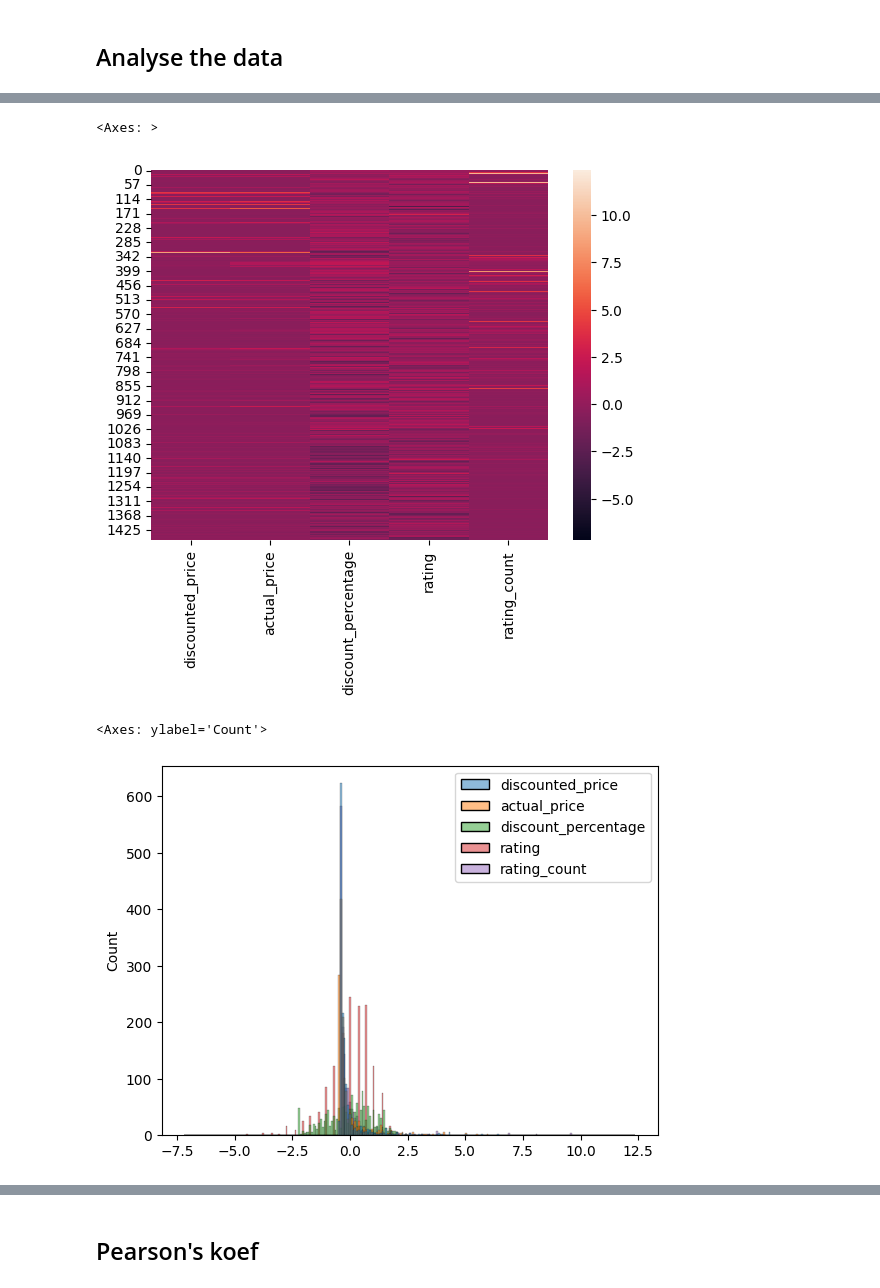
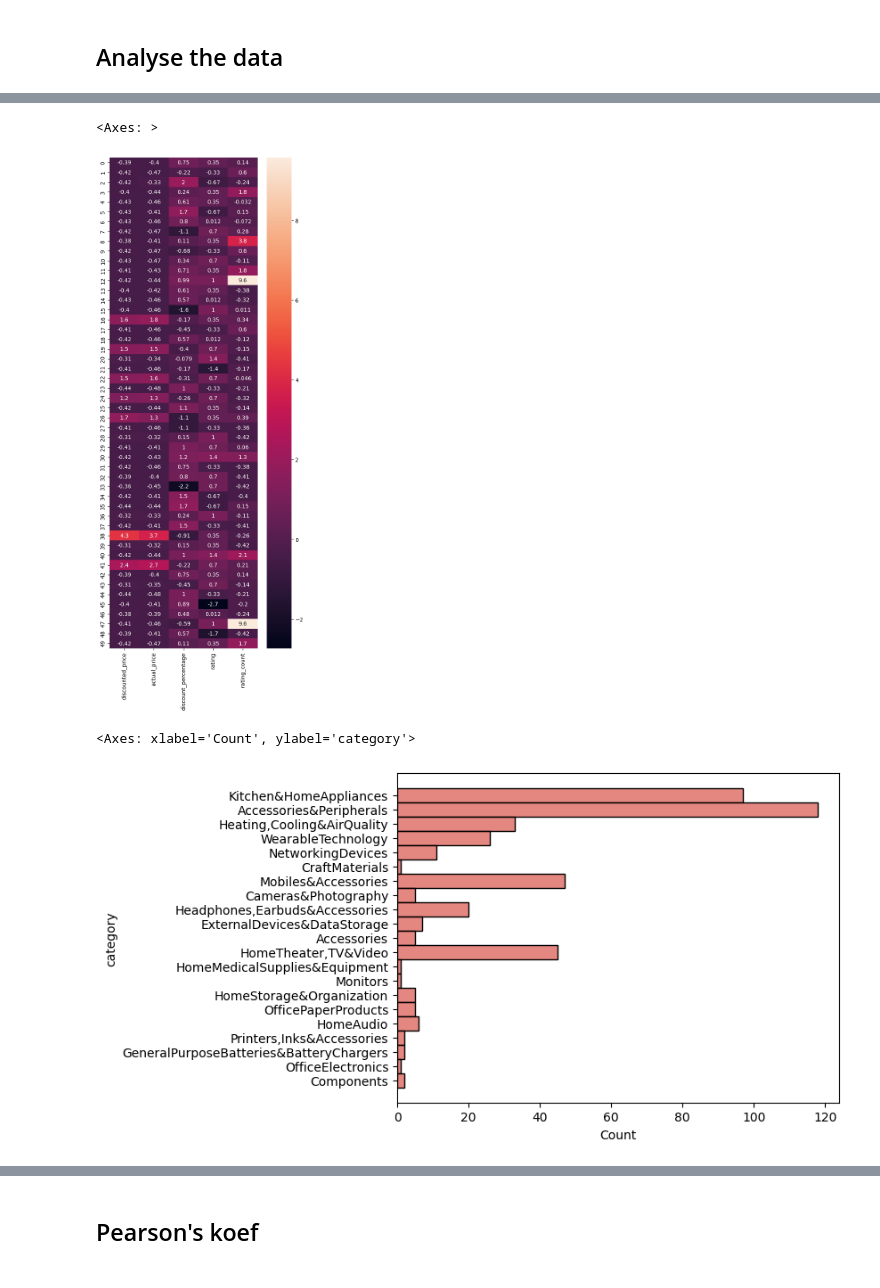
Before and after one commit to JavaConterry/SpecProg-DS-DA, a Jupyter notebook: Course Project/Amazon Sales Analysis.ipynb, the cells around one changed output, grey strips where cells are left out. Drawn from its saved outputs; the diff is of its cells as text; code cells hidden in the pictures.

```diff
--- a/Course Project/Amazon Sales Analysis.ipynb
+++ b/Course Project/Amazon Sales Analysis.ipynb
@@ -5,6 +5,7 @@ import pandas as pd
 import math
 # %%
 df = pd.read_csv("amazon.csv")
+df['category'] = df['category'].str.split('|').str[1]
 print(df)
 # %% [output]
       product_id                                       product_name  \
@@ -40,6 +42,6 @@ True
 df = df.fillna(method="bfill")
 # %%
-num_df = df.iloc[:, 3:8]
+num_df = df.iloc[:, 2:8]
 spec_idx = num_df[num_df['rating'] == "|"].index[0]
 num_df.iloc[spec_idx] = num_df.iloc[spec_idx-1]
 num_df
@@ -183,10 +206,11 @@ sns.barplot(std_num_df)
 # %%
-sns.heatmap(std_num_df)
+plt.figure(figsize=(6,16))
+sns.heatmap(std_num_df.head(50).iloc[:,1:], annot=True)
 # %% [output]
 <Axes: >
-[figure, old version]
+[figure, new version]
 # %%
-sns.histplot(std_num_df)
+sns.histplot(data=std_num_df, y='category')
 # %% [output]
-<Axes: ylabel='Count'>
+<Axes: xlabel='Count', ylabel='category'>
-[figure, old version]
+[figure, new version]
```
Also changed, not shown: parts of 26 cells of this notebook, 1 other file.
